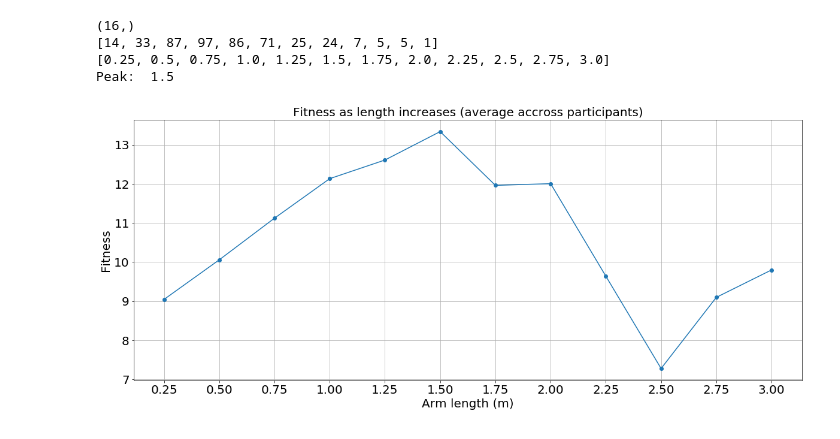
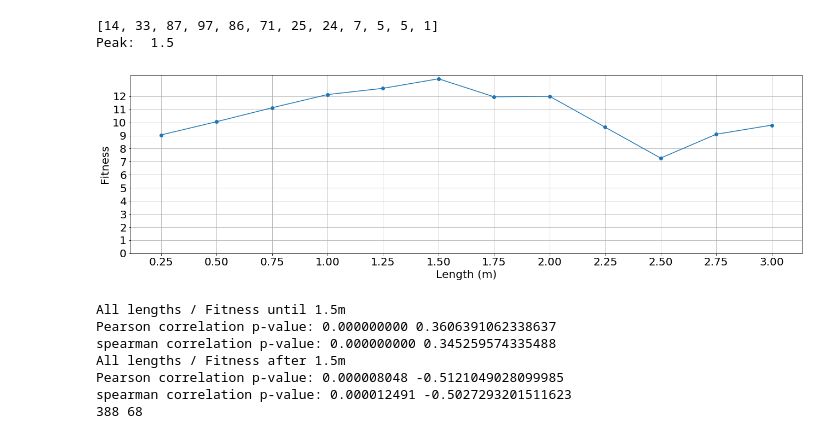
Before and after one commit to AndreeaStefan/SmartuistWrapper, a Jupyter notebook: evaluation/ForH2.ipynb, the cells around one changed output. Drawn from its saved outputs; the diff is of its cells as text; code cells hidden in the pictures.

Commit message:
Get corelation coeff

```diff
--- a/evaluation/ForH2.ipynb
+++ b/evaluation/ForH2.ipynb
@@ -134,7 +134,7 @@ def EffortPerBodyPartPerPlayer(p, results):
                 distBodyParts[i].append(0)
     return (bodyParts, distBodyParts)
 # %%
-results = readFromFile(pathH, 0)
+results = readFromFile(path, 0)
 # %%
 from scipy.stats import pearsonr, spearmanr, kendalltau
 
@@ -204,41 +208,58 @@ def getAvgFitness(fitness, l): # l is all lenghts for all participants sorted
             countsPerLenght.append(count)
             start += step
             f = 0
             count = 0
 
         count  += 1
         f += fitness[i]
         i+=1
     lengths.append(start)
     averagePerLength.append(f)
     countsPerLenght.append(count)
     print(countsPerLenght)
     for i in range(len(averagePerLength)):
         if(countsPerLenght[i] != 0):
             averagePerLength[i] = averagePerLength[i] / countsPerLenght[i]
 
     return (lengths, averagePerLength)
 
 lSorted, fitnessSorted = getCombinedPlot(mergedLengths, mergedFitness)
 LActual, actualPerformance = getAvgFitness(fitnessSorted, lSorted)
 
-print(LActual)
 
-fig, axs = plt.subplots(nrows = 1, ncols = 1, figsize=(20,8))
+fig, axs = plt.subplots(nrows = 1, ncols = 1, figsize=(22, 6))
 axs.plot(LActual, actualPerformance , "-o")
-axs.set_title("Fitness as length increases (average accross participants)")
+#axs.set_title("Fitness as length increases (average accross participants)")
 axs.set_ylabel("Fitness")
-axs.set_xlabel("Arm length (m)")
+axs.set_xlabel("Length (m)")
 axs.set_xticks(LActual)
+axs.set_yticks(np.arange(0, 13, 1))
 axs.grid(True)
 plt.savefig("FitnessAsLengthIncreasesLength",bbox_inches='tight', dpi=150)
-print("Peak: ", lengthsA[avgGain.index(max(avgGain))])
+print("Peak: ", LActual[actualPerformance.index(max(actualPerformance))])
 # %% [output]
-(16,)
 [14, 33, 87, 97, 86, 71, 25, 24, 7, 5, 5, 1]
-[0.25, 0.5, 0.75, 1.0, 1.25, 1.5, 1.75, 2.0, 2.25, 2.5, 2.75, 3.0]
 Peak:  1.5
-[figure, old version]
+[figure, new version]
+# %%
+# split values
+for i in range(len(lSorted)):
+    if (lSorted[i] > 1.5):
+        thIdx = i
+        break
+
+findCorelation(lSorted[:thIdx], fitnessSorted[:thIdx], "All lengths / Fitness until 1.5m")
+findCorelation(lSorted[thIdx:], fitnessSorted[thIdx:], "All lengths / Fitness after 1.5m")
+
+print(len(lSorted[:thIdx]), len(lSorted[thIdx:]))
+# %% [output]
+All lengths / Fitness until 1.5m
+Pearson correlation p-value: 0.000000000 0.3606391062338637
+spearman correlation p-value: 0.000000000 0.345259574335488
+All lengths / Fitness after 1.5m
+Pearson correlation p-value: 0.000008048 -0.5121049028099985
+spearman correlation p-value: 0.000012491 -0.5027293201511623
+388 68
 # %%
 from scipy.interpolate import make_interp_spline, BSpline, pchip
 
```
Also changed, not shown: parts of 2 cells of this notebook.
